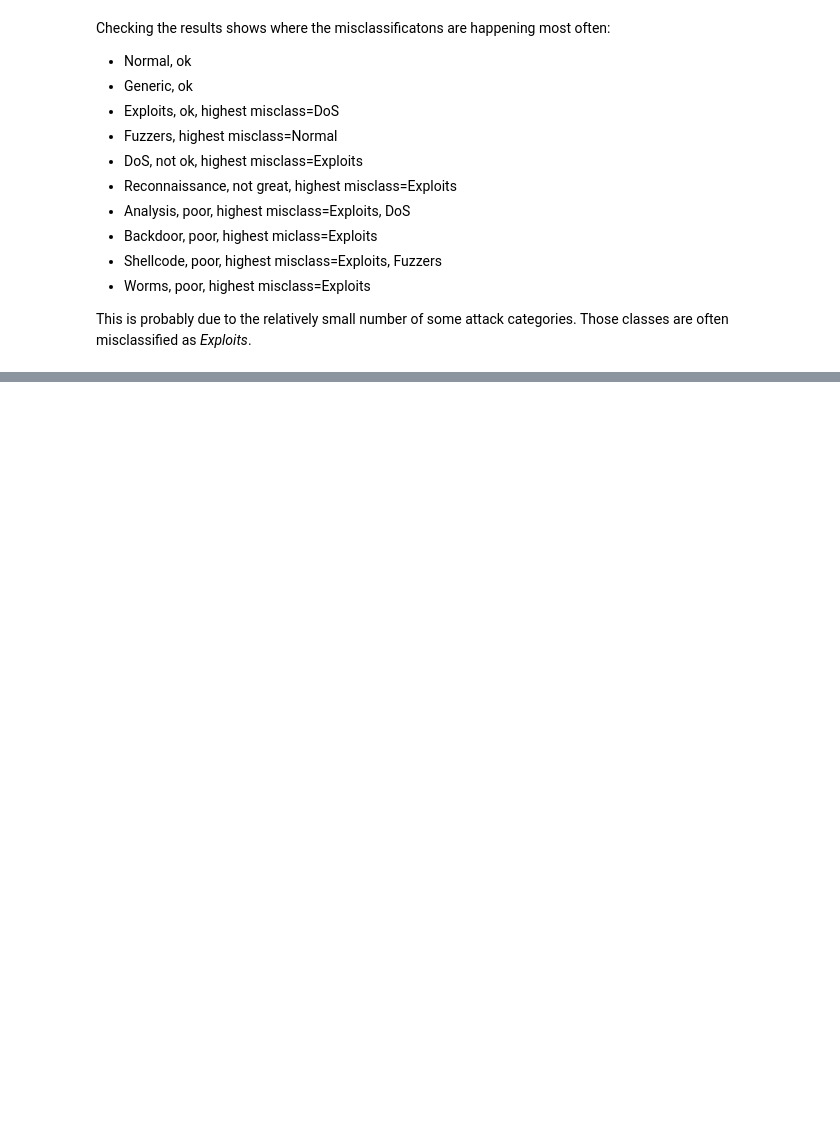
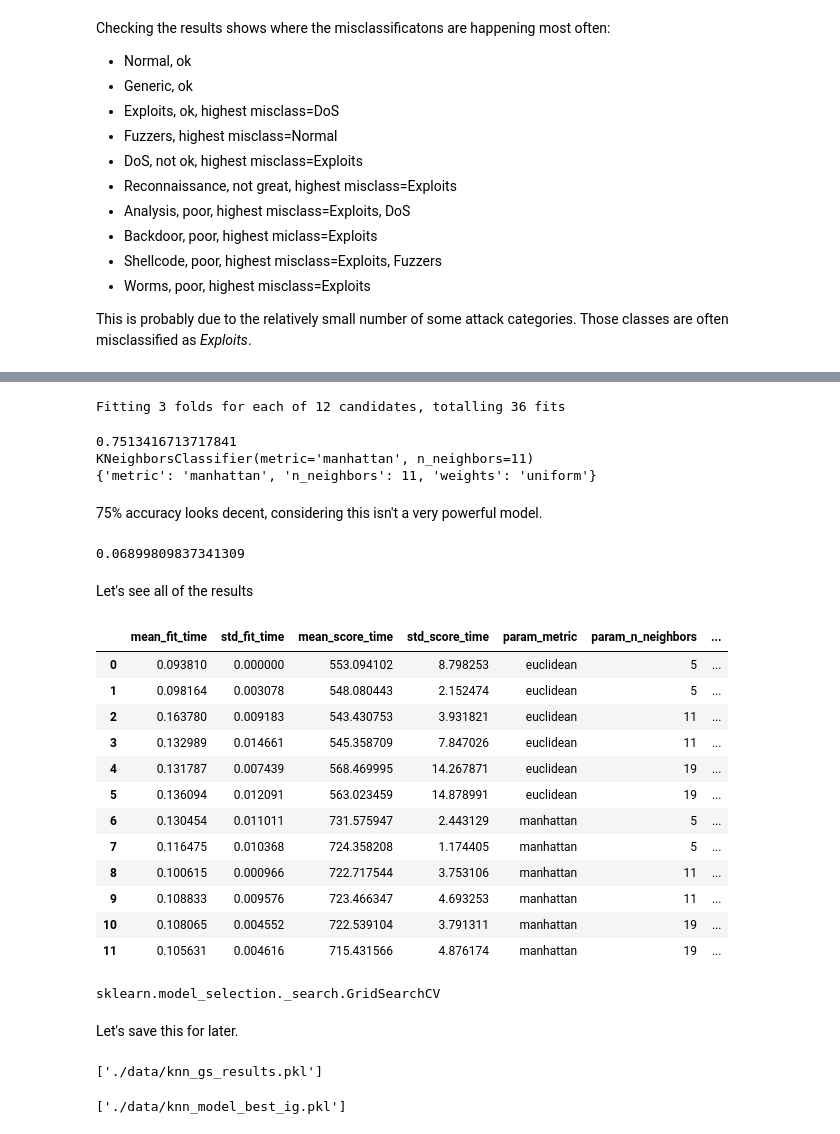
Before and after one commit to pvan1/DATA-606-Capstone, a Jupyter notebook: capstone-phase2.ipynb, the cells around one changed output, grey strips where cells are left out. Cells and saved outputs as stored; diff of their text form; code cells hidden in the pictures; blank space fills up the shorter version.

Commit message:
Add files via upload
Exploring KNN. Tuning hyper-parameters with grid search and cross-validation.
Testing parameters on multiple feature subsets to compare accuracy.

```diff
--- a/capstone-phase2.ipynb
+++ b/capstone-phase2.ipynb
@@ -279,7 +279,7 @@ weighted avg       0.76      0.70      0.72     82332
 # %% [markdown]
 69.56% with 7 neighbors, very slighly better...maybe fewer will work better? or maybe we need significantly more?
 # %%
-knn_model3 = KNeighborsClassifier(n_neighbors=3)
+knn_model3 = KNeighborsClassifier(n_neighbors=3, n_jobs=-1)
 knn_model3.fit(train_std_ig, y_train)#binarized_cats)
 y_pred3 = knn_model3.predict(test_std_ig)
 # %%
@@ -311,7 +311,7 @@ weighted avg       0.75      0.68      0.70     82332
 67.73% with 3 neighbors, this model probably just isn't well suited to this data set
 Let's try one more, there are 10 classes to predict, let's try 11 neighbors
 # %%
-knn_model4 = KNeighborsClassifier(n_neighbors=11)
+knn_model4 = KNeighborsClassifier(n_neighbors=11, n_jobs=-1)
 knn_model4.fit(train_std_ig, y_train)#binarized_cats)
 y_pred4 = knn_model4.predict(test_std_ig)
 # %%
@@ -358,0 +366,55 @@ This is probably due to the relatively small number of some attack categories.
+# %%
+# since I've already run several tests using minkowski distance I'll leave those out, even though they weren't CV'd
+params = {'n_neighbors':[5, 11, 19], 'weights':['uniform', 'distance'], 'metric':['euclidean', 'manhattan']}
+knn_gs = GridSearchCV(KNeighborsClassifier(), params, cv=3, scoring='accuracy', verbose=2, n_jobs=-1)
+# %%
+knn_gs_results = knn_gs.fit(train_std_ig, y_train)
+# %% [output]
+Fitting 3 folds for each of 12 candidates, totalling 36 fits
+# %%
+print(knn_gs_results.best_score_)
+print(knn_gs_results.best_estimator_)
+print(knn_gs_results.best_params_)
+# %% [output]
+0.7513416713717841
+KNeighborsClassifier(metric='manhattan', n_neighbors=11)
+{'metric': 'manhattan', 'n_neighbors': 11, 'weights': 'uniform'}
+# %% [markdown]
+75% accuracy looks decent, considering this isn't a very powerful model.
+# %%
+knn_gs_results.refit_time_
+# %% [output]
+0.06899809837341309
+# %% [markdown]
+Let's see all of the results
+# %%
+results = knn_gs_results.cv_results_
+results_df = pd.DataFrame(results)
+results_df
+# %% [output]
+|  | mean_fit_time | std_fit_time | mean_score_time | std_score_time | param_metric | param_n_neighbors | ... |
+| 0 | 0.093810 | 0.000000 | 553.094102 | 8.798253 | euclidean | 5 | ... |
+| 1 | 0.098164 | 0.003078 | 548.080443 | 2.152474 | euclidean | 5 | ... |
+| 2 | 0.163780 | 0.009183 | 543.430753 | 3.931821 | euclidean | 11 | ... |
+| 3 | 0.132989 | 0.014661 | 545.358709 | 7.847026 | euclidean | 11 | ... |
+| 4 | 0.131787 | 0.007439 | 568.469995 | 14.267871 | euclidean | 19 | ... |
+| 5 | 0.136094 | 0.012091 | 563.023459 | 14.878991 | euclidean | 19 | ... |
+| 6 | 0.130454 | 0.011011 | 731.575947 | 2.443129 | manhattan | 5 | ... |
+| 7 | 0.116475 | 0.010368 | 724.358208 | 1.174405 | manhattan | 5 | ... |
+| 8 | 0.100615 | 0.000966 | 722.717544 | 3.753106 | manhattan | 11 | ... |
+| 9 | 0.108833 | 0.009576 | 723.466347 | 4.693253 | manhattan | 11 | ... |
+| 10 | 0.108065 | 0.004552 | 722.539104 | 3.791311 | manhattan | 19 | ... |
+| 11 | 0.105631 | 0.004616 | 715.431566 | 4.876174 | manhattan | 19 | ... |
+# %%
+type(knn_gs_results)
+# %% [output]
+sklearn.model_selection._search.GridSearchCV
+# %% [markdown]
+Let's save this for later.
+# %%
+import joblib
+
+joblib.dump(knn_gs, './data/knn_grid_search.pkl') # load with knn_gs = joblib.load('./data/knn_grid_search.pkl')
+joblib.dump(knn_gs_results, './data/knn_gs_results.pkl')
+# %% [output]
+['./data/knn_gs_results.pkl']
@@ -358,0 +425,4 @@ This is probably due to the relatively small number of some attack categories.
+# %%
+joblib.dump(knn_model_best, './data/knn_model_best_ig.pkl')
+# %% [output]
+['./data/knn_model_best_ig.pkl']
```
Also changed, not shown: parts of 23 cells of this notebook.
